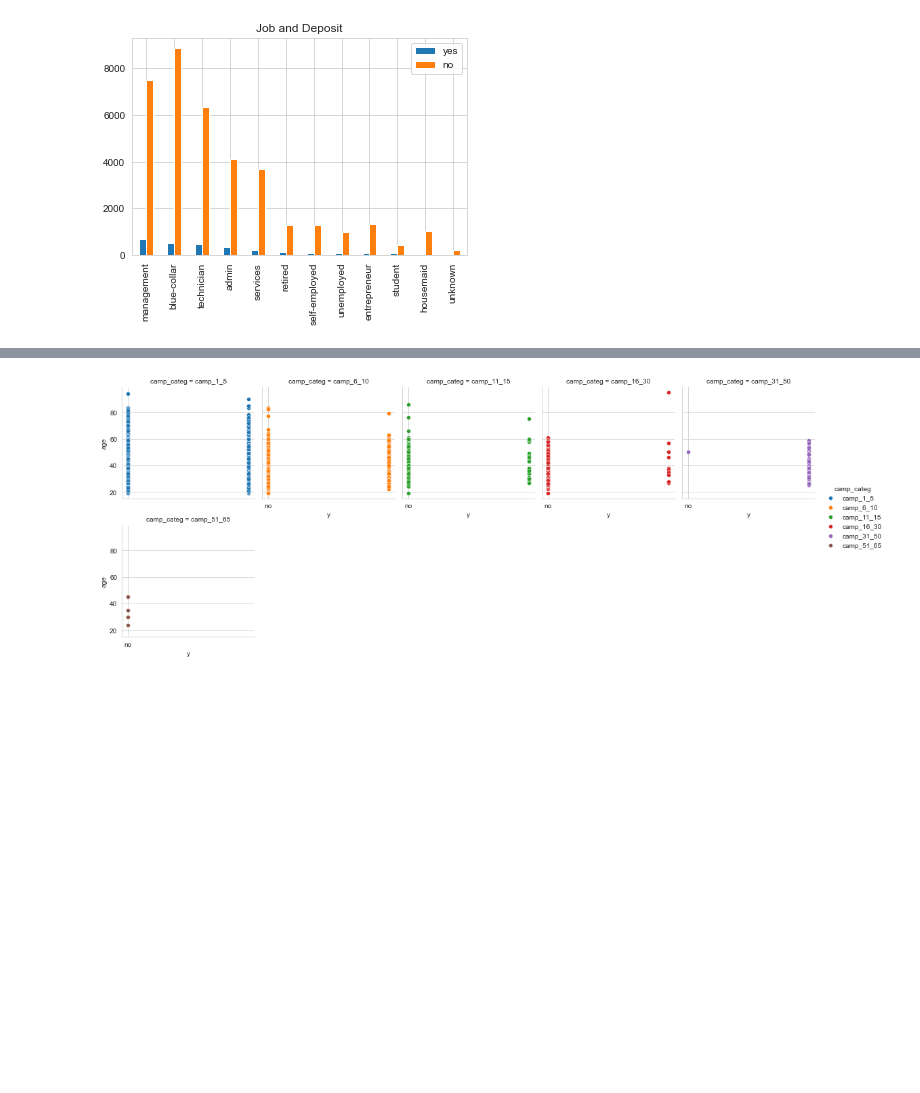
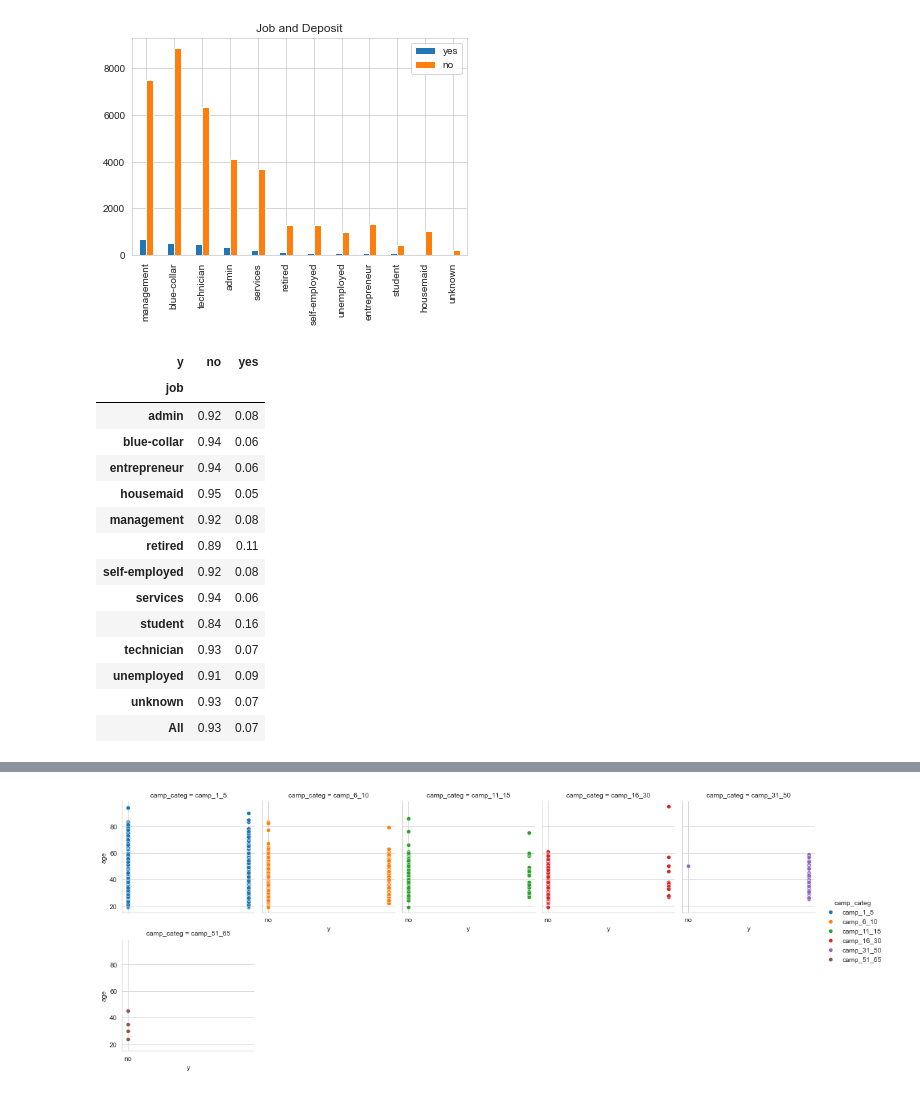
Before and after one commit to vidya2901/aUvqrX70jsiaP6fh, a Jupyter notebook: Term_Deposit_Marketing-rev1.ipynb, the cells around one changed output, grey strips where cells are left out. Saved outputs shown, nothing was run; the diff lists cells and outputs as text; code cells hidden in the pictures; blank space fills up the shorter version.

```diff
--- a/Term_Deposit_Marketing-rev1.ipynb
+++ b/Term_Deposit_Marketing-rev1.ipynb
@@ -163,3 +163,23 @@ job_df.plot.bar(title = 'Job and Deposit')
 # %% [output]
 <AxesSubplot:title={'center':'Job and Deposit'}>
 [figure]
+# %%
+#job and deposit
+num_jobs = pd.crosstab(data['job'], data['y'],margins=True, normalize='index')
+num_jobs
+# %% [output]
+| y | no | yes |
+| job |  |  |
+| admin | 0.92 | 0.08 |
+| blue-collar | 0.94 | 0.06 |
+| entrepreneur | 0.94 | 0.06 |
+| housemaid | 0.95 | 0.05 |
+| management | 0.92 | 0.08 |
+| retired | 0.89 | 0.11 |
+| self-employed | 0.92 | 0.08 |
+| services | 0.94 | 0.06 |
+| student | 0.84 | 0.16 |
+| technician | 0.93 | 0.07 |
+| unemployed | 0.91 | 0.09 |
+| unknown | 0.93 | 0.07 |
+| All | 0.93 | 0.07 |
```
Also changed, not shown: parts of 34 cells of this notebook.
